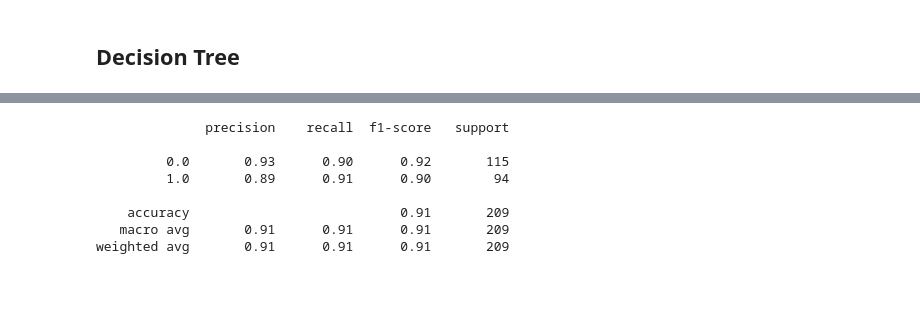
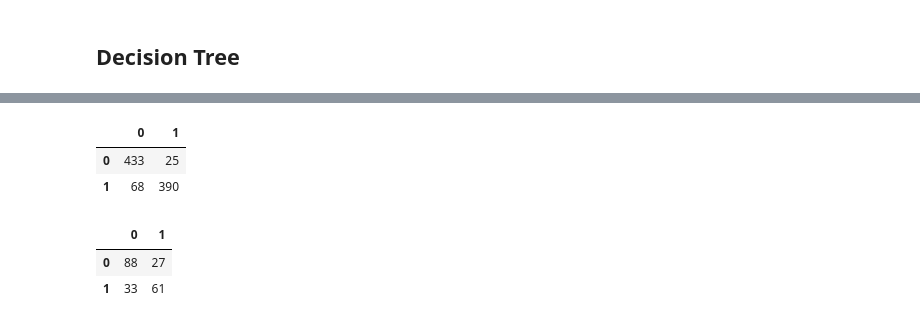
Before and after one commit to NafisFaiyaz007/CSE-445-Machine-learning_Predicting-Risky-Alcohol-Consumption-among-Students, a Jupyter notebook: Research question 3 .ipynb, the cells around one changed output, grey strips where cells are left out. Drawn from its saved outputs; the diff is of its cells as text; code cells hidden in the pictures; blank space fills up the shorter version.

```diff
--- a/Research question 3 .ipynb
+++ b/Research question 3 .ipynb
@@ -192,11 +171,14 @@ weighted avg       0.91      0.90      0.90       892
-# %%
-print(classification_report(y_test, dt.predict (X_test). round(3)))
-# %% [output]
-              precision    recall  f1-score   support
-
-         0.0       0.93      0.90      0.92       115
-         1.0       0.89      0.91      0.90        94
-
-    accuracy                           0.91       209
-   macro avg       0.91      0.91      0.91       209
-weighted avg       0.91      0.91      0.91       209
+# %%
+# Confusion matrix for train set
+pd. DataFrame (confusion_matrix(y_train, dt.predict(X_train)))
+# %% [output]
+|  | 0 | 1 |
+| 0 | 433 | 25 |
+| 1 | 68 | 390 |
+# %%
+# Confusion matrix for test set
+pd. DataFrame (confusion_matrix(y_test, dt.predict(X_test)))
+# %% [output]
+|  | 0 | 1 |
+| 0 | 88 | 27 |
+| 1 | 33 | 61 |
```
Also changed, not shown: parts of 27 cells of this notebook.
